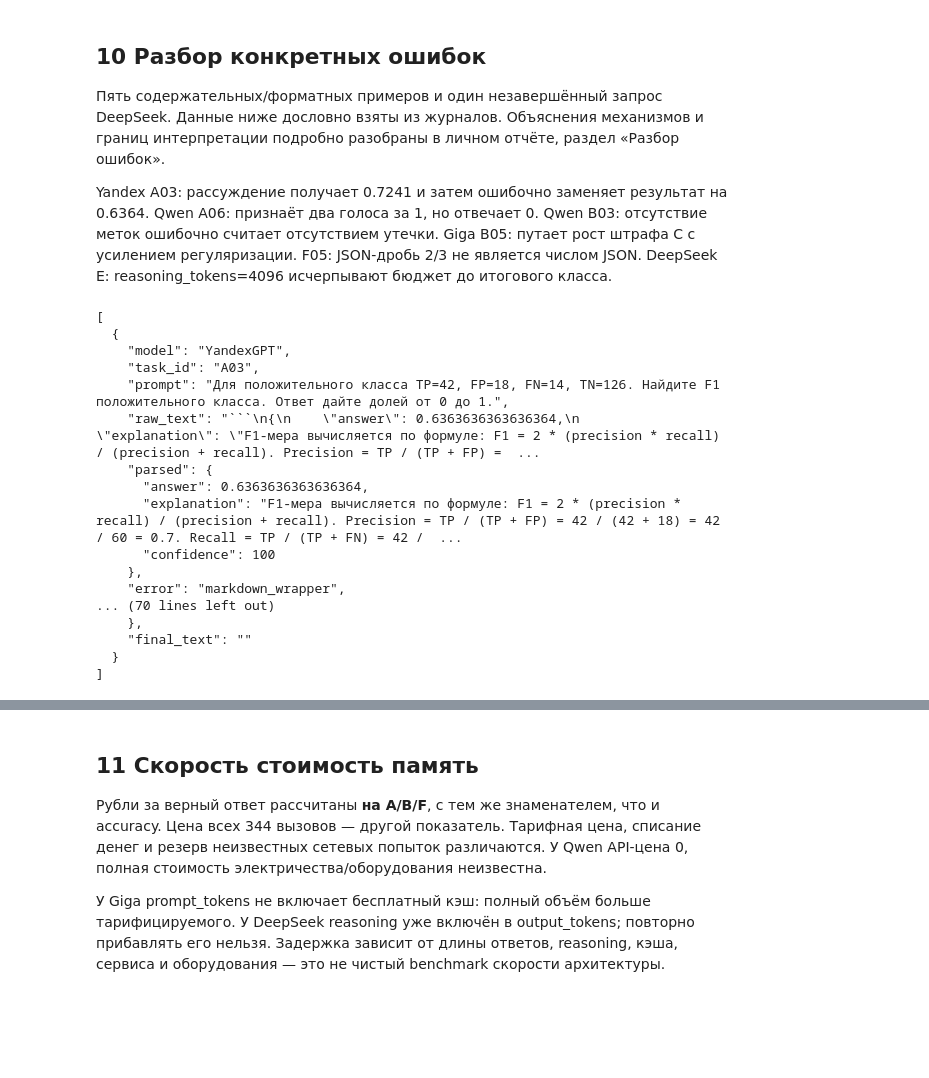
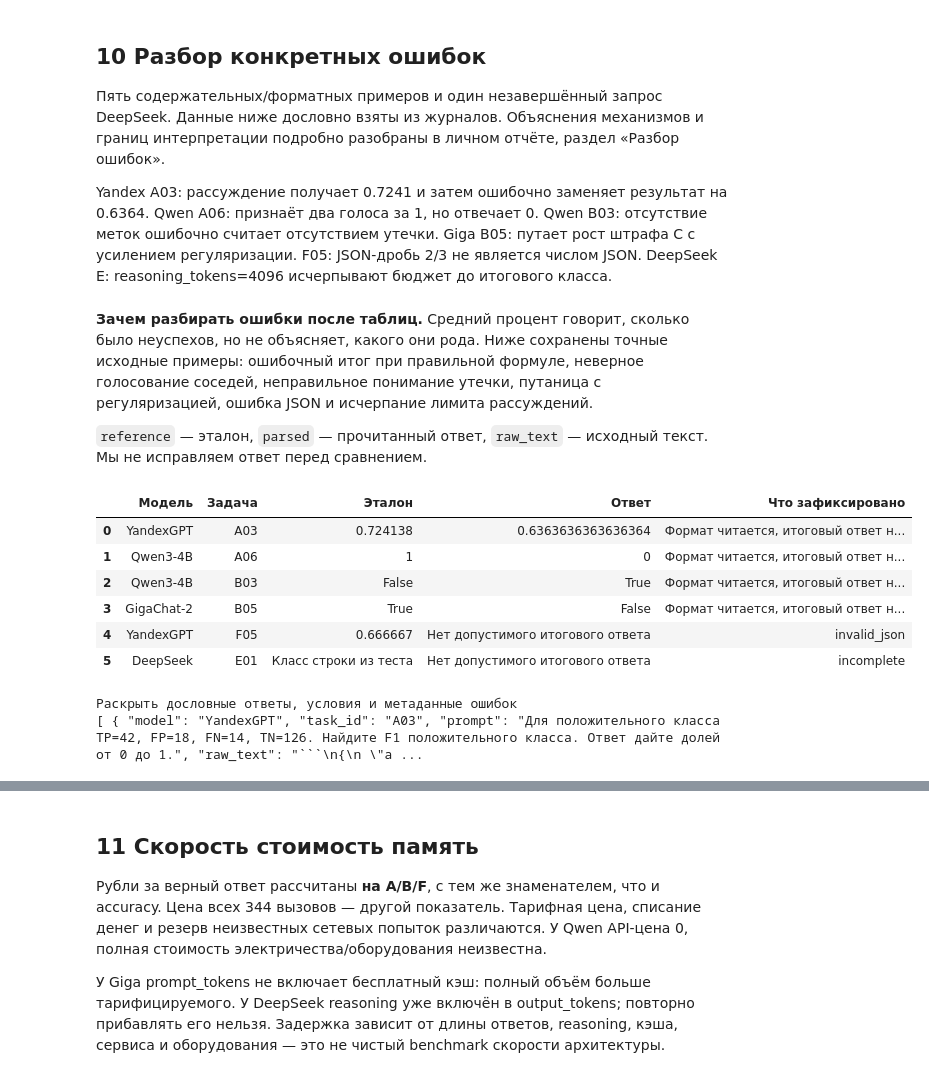
Before and after one commit to Andre1ka11/LAB3_ML, a Jupyter notebook: notebooks/defense.ipynb, the cells around one changed output, grey strips where cells are left out. Drawn from its saved outputs; the diff is of its cells as text; code cells hidden in the pictures; blank space fills up the shorter version.

````diff
--- a/notebooks/defense.ipynb
+++ b/notebooks/defense.ipynb
@@ -438,23 +745,19 @@ SAVED stderr.txt
 Пять содержательных/форматных примеров и один незавершённый запрос DeepSeek. Данные ниже дословно взяты из журналов. Объяснения механизмов и границ интерпретации подробно разобраны в личном отчёте, раздел «Разбор ошибок».
 
 Yandex A03: рассуждение получает 0.7241 и затем ошибочно заменяет результат на 0.6364. Qwen A06: признаёт два голоса за 1, но отвечает 0. Qwen B03: отсутствие меток ошибочно считает отсутствием утечки. Giga B05: путает рост штрафа C с усилением регуляризации. F05: JSON-дробь 2/3 не является числом JSON. DeepSeek E: reasoning_tokens=4096 исчерпывают бюджет до итогового класса.
+# %% [markdown]
+**Зачем разбирать ошибки после таблиц.** Средний процент говорит, сколько было неуспехов, но не объясняет, какого они рода. Ниже сохранены точные исходные примеры: ошибочный итог при правильной формуле, неверное голосование соседей, неправильное понимание утечки, путаница с регуляризацией, ошибка JSON и исчерпание лимита рассуждений.
+
+`reference` — эталон, `parsed` — прочитанный ответ, `raw_text` — исходный текст. Мы не исправляем ответ перед сравнением.
 # %%
-show('case_studies.json')
+readable_cases(read_json(OUT/'case_studies.json'))
 # %% [output]
+|  | Модель | Задача | Эталон | Ответ | Что зафиксировано |
+| 0 | YandexGPT | A03 | 0.724138 | 0.6363636363636364 | Формат читается, итоговый ответ н... |
+| 1 | Qwen3-4B | A06 | 1 | 0 | Формат читается, итоговый ответ н... |
+| 2 | Qwen3-4B | B03 | False | True | Формат читается, итоговый ответ н... |
+| 3 | GigaChat-2 | B05 | True | False | Формат читается, итоговый ответ н... |
+| 4 | YandexGPT | F05 | 0.666667 | Нет допустимого итогового ответа | invalid_json |
+| 5 | DeepSeek | E01 | Класс строки из теста | Нет допустимого итогового ответа | incomplete |
-[
-  {
-    "model": "YandexGPT",
-    "task_id": "A03",
-    "prompt": "Для положительного класса TP=42, FP=18, FN=14, TN=126. Найдите F1 положительного класса. Ответ дайте долей от 0 до 1.",
-    "raw_text": "```\n{\n    \"answer\": 0.6363636363636364,\n    \"explanation\": \"F1-мера вычисляется по формуле: F1 = 2 * (precision * recall) / (precision + recall). Precision = TP / (TP + FP) =  ...
-    "parsed": {
-      "answer": 0.6363636363636364,
-      "explanation": "F1-мера вычисляется по формуле: F1 = 2 * (precision * recall) / (precision + recall). Precision = TP / (TP + FP) = 42 / (42 + 18) = 42 / 60 = 0.7. Recall = TP / (TP + FN) = 42 /  ...
-      "confidence": 100
-    },
-    "error": "markdown_wrapper",
-... (70 lines left out)
-    },
-    "final_text": ""
-  }
-]
+Раскрыть дословные ответы, условия и метаданные ошибок
+[ { "model": "YandexGPT", "task_id": "A03", "prompt": "Для положительного класса TP=42, FP=18, FN=14, TN=126. Найдите F1 положительного класса. Ответ дайте долей от 0 до 1.", "raw_text": "```\n{\n \"a ...
````
Also changed, not shown: parts of 88 cells of this notebook, 8 other files.
